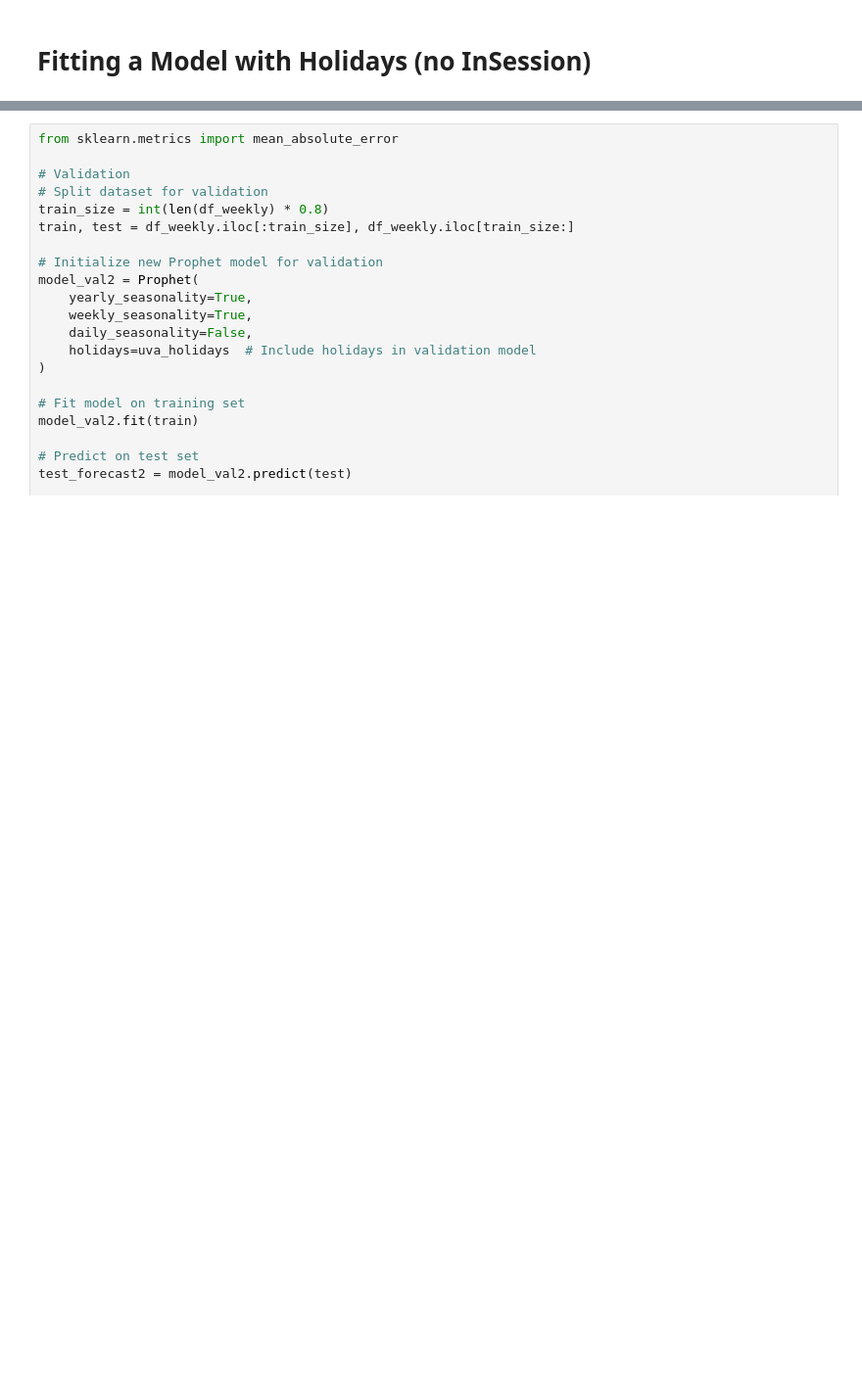
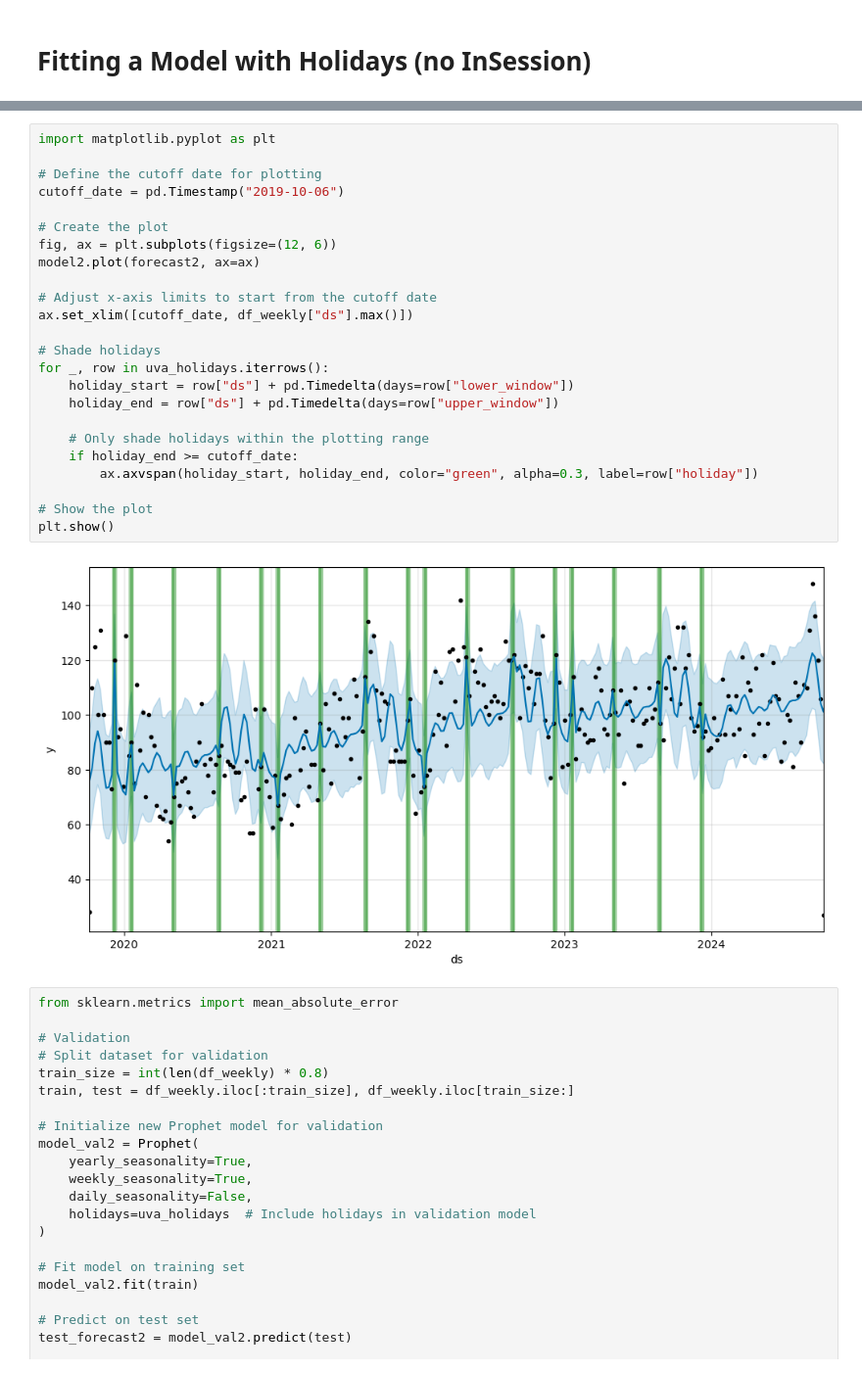
Before and after one commit to kelseymatsik/ds4002_project2, a Jupyter notebook: scripts/prophet_analysis.ipynb, the cells around one changed output, grey strips where cells are left out. Shown: that part at 98% size. Cells and saved outputs as stored; diff of their text form; blank space fills up the shorter version.

Commit message:
update forecast plot

```diff
--- a/scripts/prophet_analysis.ipynb
+++ b/scripts/prophet_analysis.ipynb
@@ -197,3 +201,29 @@ plt.show()
+# %%
+import matplotlib.pyplot as plt
+
+# Define the cutoff date for plotting
+cutoff_date = pd.Timestamp("2019-10-06")
+
+# Create the plot
+fig, ax = plt.subplots(figsize=(12, 6))
+model2.plot(forecast2, ax=ax)
+
+# Adjust x-axis limits to start from the cutoff date
+ax.set_xlim([cutoff_date, df_weekly["ds"].max()])
+
+# Shade holidays
+for _, row in uva_holidays.iterrows():
+    holiday_start = row["ds"] + pd.Timedelta(days=row["lower_window"])
+    holiday_end = row["ds"] + pd.Timedelta(days=row["upper_window"])
+
+    # Only shade holidays within the plotting range
+    if holiday_end >= cutoff_date:
+        ax.axvspan(holiday_start, holiday_end, color="green", alpha=0.3, label=row["holiday"])
+
+# Show the plot
+plt.show()
+# %% [output]
+[figure, added]
 # %%
 from sklearn.metrics import mean_absolute_error
 
```
Also changed, not shown: parts of 5 cells of this notebook.
